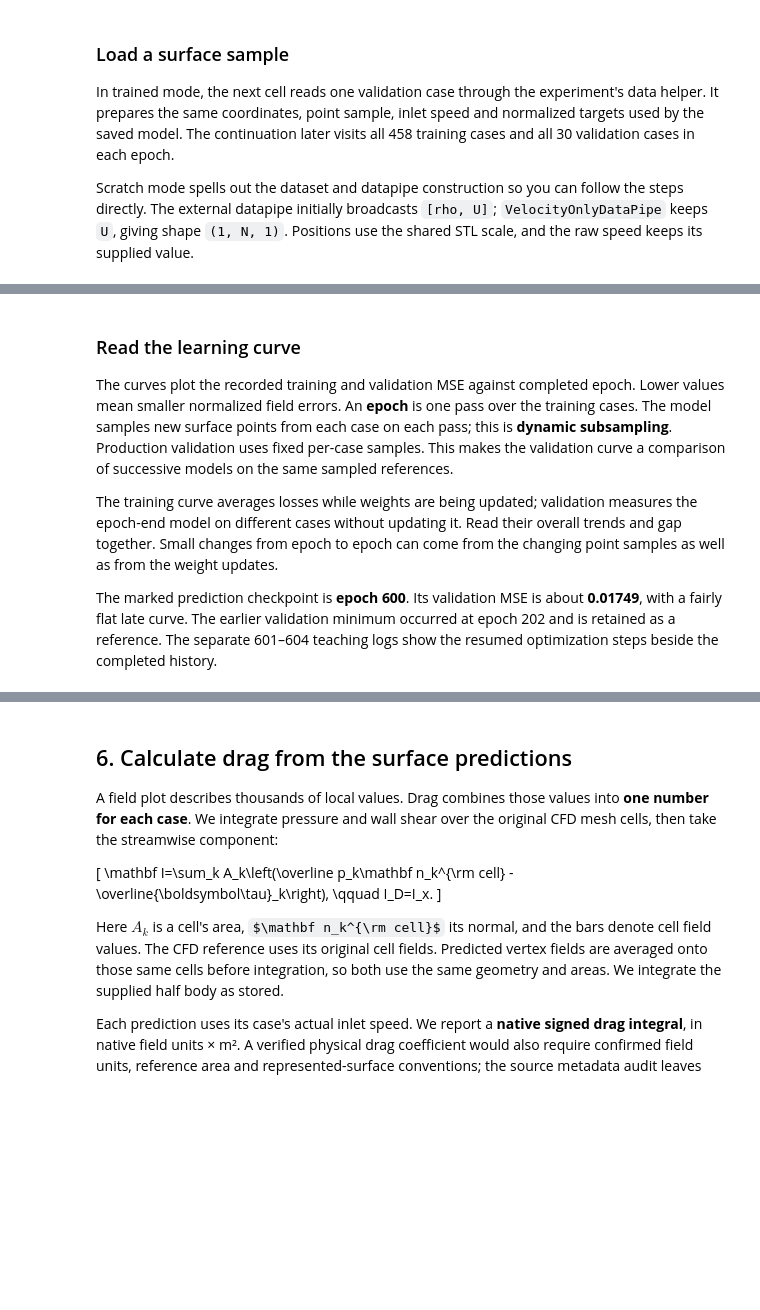
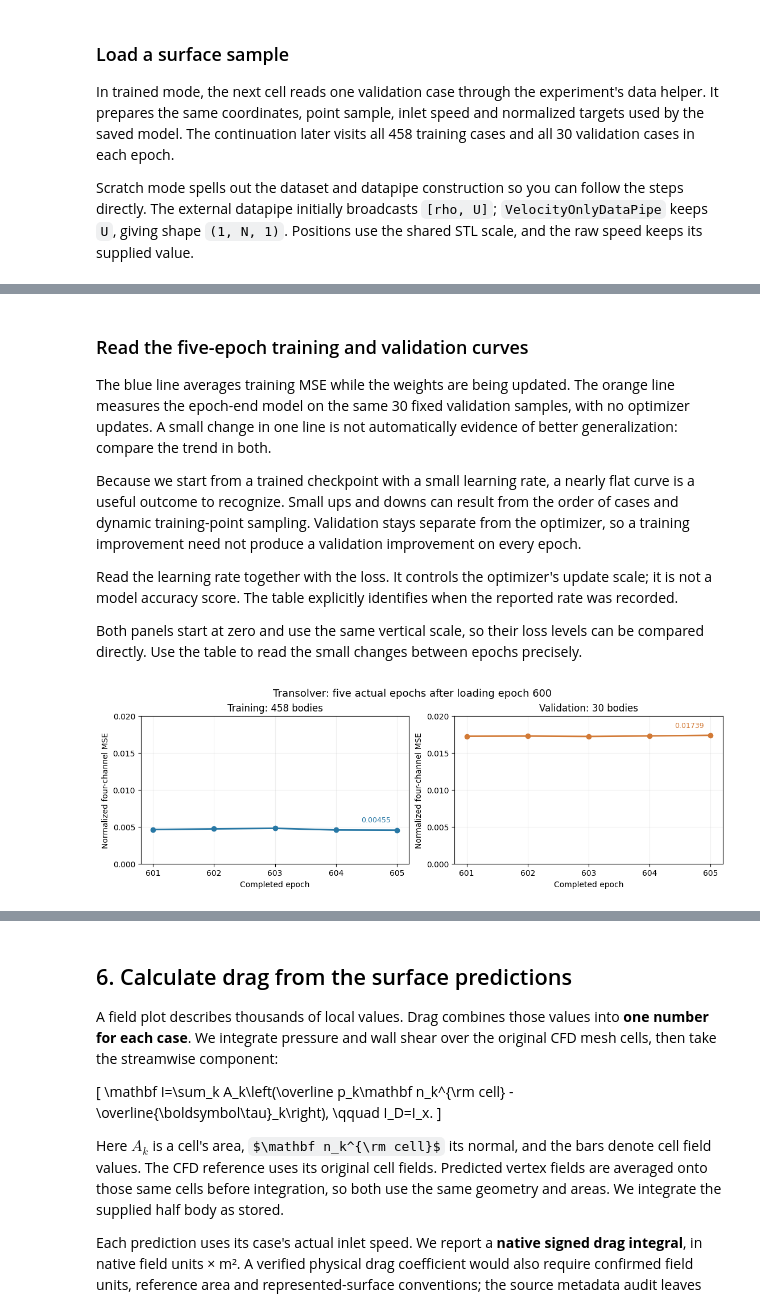
Before and after one commit to openhackathons-org/End-to-End-AI-for-Science, a Jupyter notebook: workspace/python/jupyter_notebook/Transolver/Notebook3-Training-Transolver.ipynb, the cells around one changed output, grey strips where cells are left out. Saved outputs shown, nothing was run; the diff lists cells and outputs as text; code cells hidden in the pictures; some formulas as TeX source; blank space fills up the shorter version.

```diff
--- a/workspace/python/jupyter_notebook/Transolver/Notebook3-Training-Transolver.ipynb
+++ b/workspace/python/jupyter_notebook/Transolver/Notebook3-Training-Transolver.ipynb
@@ -107,7 +149,8 @@ if RUN_WITH_DATA:
     if torch.cuda.is_available():
         free_b, total_b = torch.cuda.mem_get_info()
         print(f"  GPU memory: {free_b/2**30:.1f} GiB free of {total_b/2**30:.1f} GiB")
-    from utils import (plot_measured_training,
+    from utils import (inspect_training_checkpoint, run_five_epoch_lesson,
+        plot_training_lesson, plot_measured_training,
         capture_slice_weights, plot_slice_memberships, plot_routing_entropy)
 
     from utils import VelocityOnlyDataPipe
@@ -194,7 +237,7 @@ if RUN_WITH_DATA:
     from utils import load_velocity_notebook_support
     _velocity_support = load_velocity_notebook_support()
     if _velocity_support is None:
-        raise FileNotFoundError("Set VELOCITY_NOTEBOOK_SUPPORT to full_data_uq/notebook_support.py")
+        raise FileNotFoundError("Set VELOCITY_NOTEBOOK_SUPPORT to full_data_uq/prespike_restart/notebook_support.py")
     CHECKPOINT_PROFILE = os.environ.get("SURFACE_CHECKPOINT_PROFILE", "full_data").lower()
     if CHECKPOINT_PROFILE not in {"auto", "full_data", "velocity_only"}:
         raise ValueError("This release requires the full-data velocity-only experiment")
@@ -209,21 +252,20 @@ if RUN_WITH_DATA:
     REFERENCE_SCALE = new_reference_scale.tolist()
     if os.environ.get("SURFACE_INPUT_PROTOCOL", INPUT_PROTOCOL) != INPUT_PROTOCOL:
         raise ValueError("Input protocol differs from this full-data run")
-    DEMO_EPOCHS = int(os.environ.get("TRANSOLVER_DEMO_EPOCHS", "4"))
-    if DEMO_EPOCHS not in (3, 4):
-        raise ValueError("Choose three or four real teaching epochs")
-    OUTPUT_BASE = Path(os.environ.get("NOTEBOOK_OUTPUT_DIR", ".")).resolve()
-    DEMO_OUTPUT_DIR = Path(os.environ.get("TRANSOLVER_TRAINING_DEMO_DIR",
-        str(_velocity_support.teaching_demo_directory("transolver")))).resolve()
+    DEMO_EPOCHS = 5
+    OUTPUT_BASE = Path(os.environ.get("NOTEBOOK_OUTPUT_DIR", "./notebook_outputs")).resolve()
+    LESSON_OUTPUT_DIR = Path(os.environ.get("TRANSOLVER_TRAINING_LESSON_DIR",
+        str(Path(_velocity_support.ROOT) / "notebook_demos" / "transolver_five_epoch_lesson"))).resolve()
+    DEMO_OUTPUT_DIR = LESSON_OUTPUT_DIR  # Used only for the separate teaching checkpoint.
     if TRAINED_MODE:
         if not _new_bundle:
             raise RuntimeError("This all-data run requires 600 completed epochs and complete new evaluation; results are pending")
         PRODUCTION_RESULTS_DIR = _new_bundle["training_dir"]
+        MODEL_TYPE, SOURCE_RESULTS = "transolver", PRODUCTION_RESULTS_DIR
         EVALUATION_RESULTS_DIR = _new_bundle["evaluation_dir"]
         _production_state = _new_bundle["training_manifest"]
         TRAINING_SCRIPT = Path(_velocity_support.__file__).resolve()
         _training_helper = _velocity_support
-        run_demo = _training_helper.run_demo
         load_notebook_case = _training_helper.load_notebook_case
         SAVED_MODEL_CONFIG = _new_bundle["model_config"]
         if SAVED_MODEL_CONFIG["functional_dim"] != 1:
@@ -680,0 +712,3 @@ After this call, the notebook restores the epoch-600 model for prediction and ro
+# %%
+if RUN_WITH_DATA and TRAINED_MODE:
+    lesson = run_five_epoch_lesson(MODEL_TYPE, SOURCE_RESULTS, LESSON_OUTPUT_DIR)
@@ -769,20 +811,20 @@ MSE values are rounded to eight decimal places. Each epoch uses 458 training cas
 # %% [markdown]
-### Read the learning curve
+### Read the five-epoch training and validation curves
 
-The curves plot the recorded training and validation MSE against completed epoch. Lower values mean smaller normalized field errors. An **epoch** is one pass over the training cases. The model samples new surface points from each case on each pass; this is **dynamic subsampling**. Production validation uses fixed per-case samples. This makes the validation curve a comparison of successive models on the same sampled references.
+The blue line averages training MSE while the weights are being updated. The orange line measures the epoch-end model on the same 30 fixed validation samples, with no optimizer updates. A small change in one line is not automatically evidence of better generalization: compare the trend in both.
 
-The training curve averages losses while weights are being updated; validation measures the epoch-end model on different cases without updating it. Read their overall trends and gap together. Small changes from epoch to epoch can come from the changing point samples as well as from the weight updates.
+Because we start from a trained checkpoint with a small learning rate, a nearly flat curve is a useful outcome to recognize. Small ups and downs can result from the order of cases and dynamic training-point sampling. Validation stays separate from the optimizer, so a training improvement need not produce a validation improvement on every epoch.
 
-The marked prediction checkpoint is **epoch 600**. Its validation MSE is about **0.01749**, with a fairly flat late curve. The earlier validation minimum occurred at epoch 202 and is retained as a reference. The separate 601–604 teaching logs show the resumed optimization steps beside the completed history.
+Read the learning rate together with the loss. It controls the optimizer's update scale; it is not a model accuracy score. The table explicitly identifies when the reported rate was recorded.
+
+Both panels start at zero and use the same vertical scale, so their loss levels can be compared directly. Use the table to read the small changes between epochs precisely.
 # %%
-if RUN_WITH_DATA:
-    if TRAINED_MODE:
-        history = json.loads((PRODUCTION_RESULTS_DIR / "learning_curve.json").read_text())
-        demo_history = demo["demo_history"]
-        plot_measured_training(history, selected_epoch=SELECTED_BENCHMARK_EPOCH, continuation=demo_history,
-            title=f"Transolver: {len(history)} measured epochs and separate continuation" + ("; TECHNICAL PILOT" if PIPELINE_PILOT else ""),
-            output_path=OUTPUT_BASE / "transolver_measured_training_history.png")
-        print(tabulate(demo_history, headers="keys", tablefmt="github", floatfmt=".6g"))
-    else:
-        print("The scratch epoch logs describe the compact teaching run only.")
+if RUN_WITH_DATA and TRAINED_MODE:
+    from IPython.display import display
+    import matplotlib.pyplot as plt
+    figure = plot_training_lesson(lesson)
+    display(figure)
+    plt.close(figure)
+# %% [output]
+[figure, added]
 # %% [markdown]
```
Also changed, not shown: parts of 25 cells of this notebook, 4 other files.
